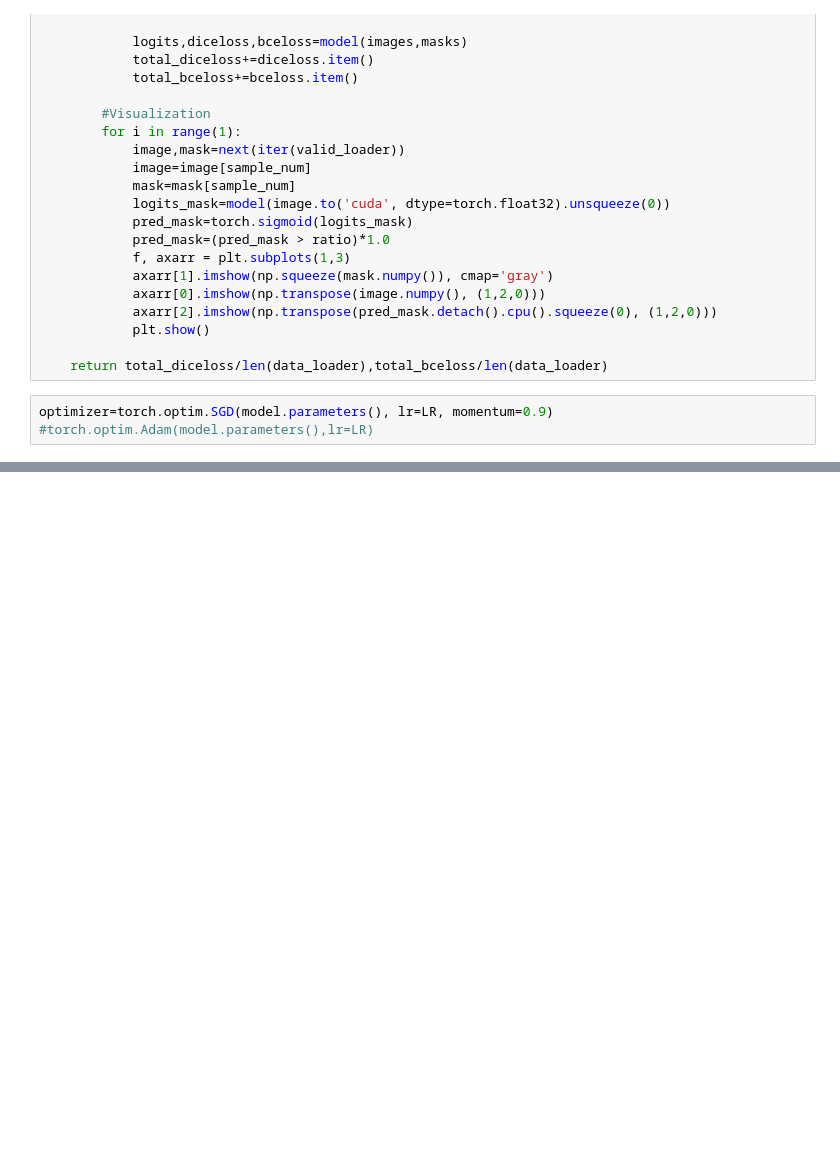
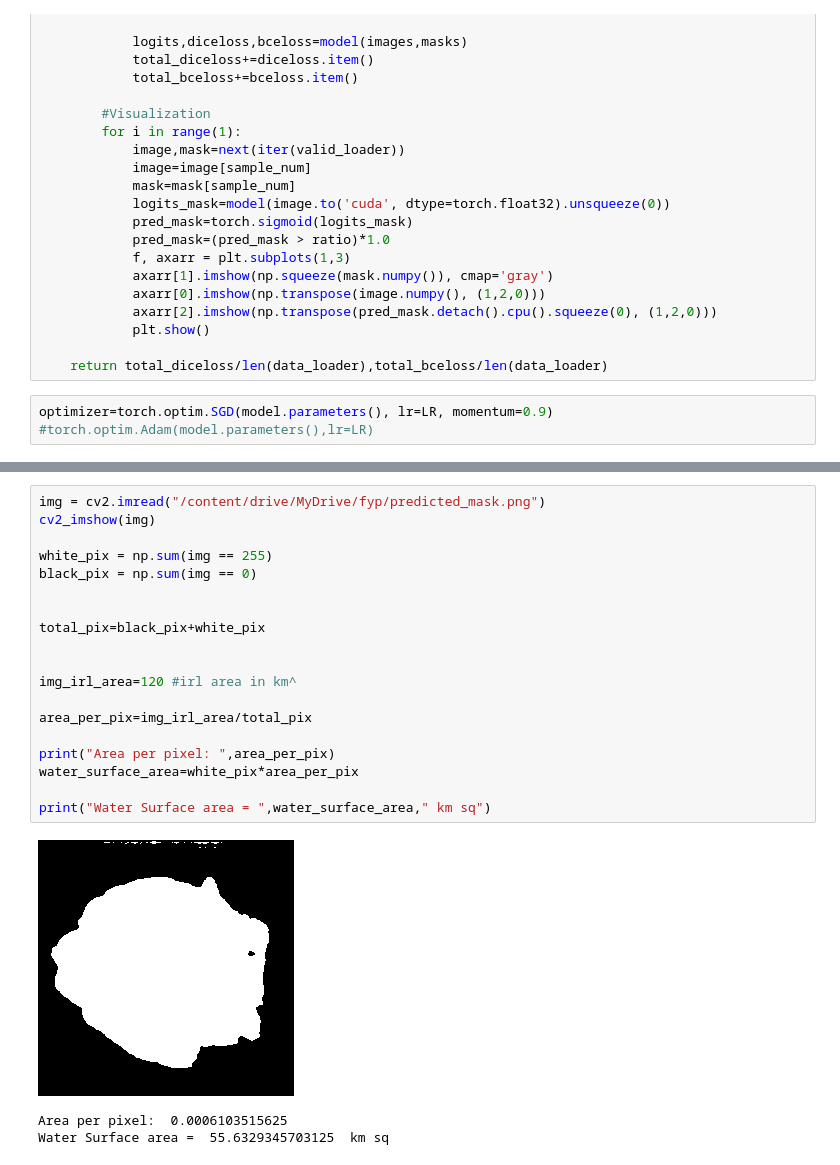
Before and after one commit to DhanvithShetty/HydroLens, a Jupyter notebook: HydroLens.ipynb, the cells around one changed output, grey strips where cells are left out. Saved outputs shown, nothing was run; the diff lists cells and outputs as text; blank space fills up the shorter version.

Commit message:
added surface area calculation functionality

```diff
--- a/HydroLens.ipynb
+++ b/HydroLens.ipynb
@@ -286,0 +355,23 @@ output_mask.save('/content/drive/MyDrive/predicted_mask.png')
+# %%
+img = cv2.imread("/content/drive/MyDrive/fyp/predicted_mask.png")
+cv2_imshow(img)
+
+white_pix = np.sum(img == 255)
+black_pix = np.sum(img == 0)
+
+
+total_pix=black_pix+white_pix
+
+
+img_irl_area=120 #irl area in km^
+
+area_per_pix=img_irl_area/total_pix
+
+print("Area per pixel: ",area_per_pix)
+water_surface_area=white_pix*area_per_pix
+
+print("Water Surface area = ",water_surface_area," km sq")
+# %% [output]
+[figure, added]
+Area per pixel:  0.0006103515625
+Water Surface area =  55.6329345703125  km sq
```
Also changed, not shown: parts of 11 cells of this notebook.
